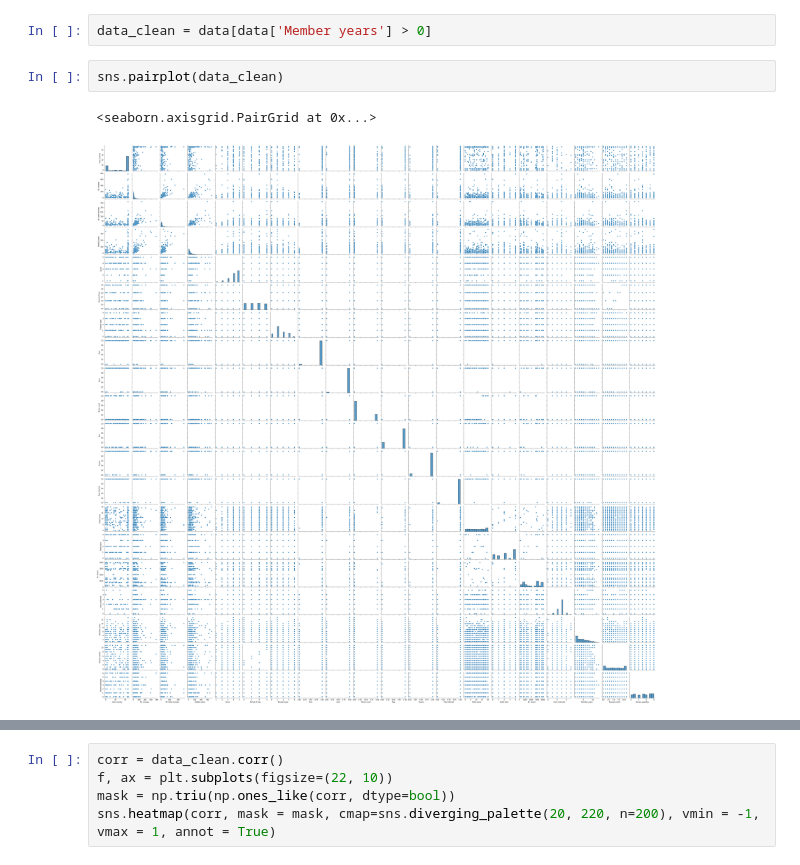
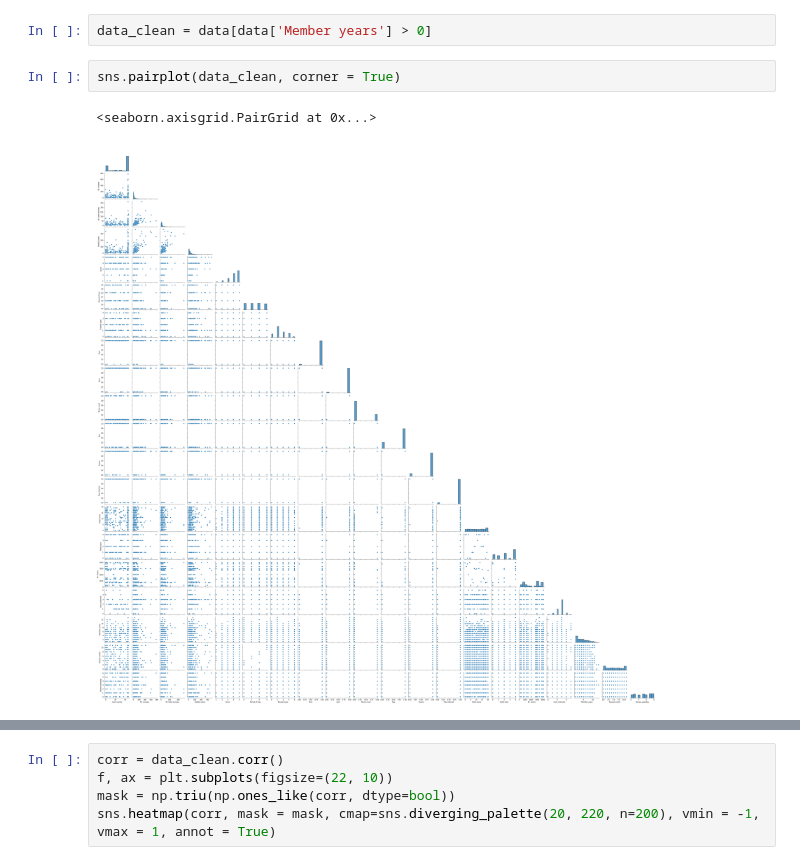
Before and after one commit to WildFireCodes/Computational-intelligence-in-data-analysis, a Jupyter notebook: Projekt/EDA.ipynb, the cells around one changed output, grey strips where cells are left out. Saved outputs shown, nothing was run; the diff lists cells and outputs as text.

```diff
--- a/Projekt/EDA.ipynb
+++ b/Projekt/EDA.ipynb
@@ -149,7 +156,7 @@ sns.scatterplot(data = data['Member years'])
 # %%
 data_clean = data[data['Member years'] > 0]
 # %%
-sns.pairplot(data_clean)
+sns.pairplot(data_clean, corner = True)
 # %% [output]
 <seaborn.axisgrid.PairGrid at 0x...>
-[figure, old version]
+[figure, new version]
```
Also changed, not shown: parts of 10 cells of this notebook, 1 other file.
